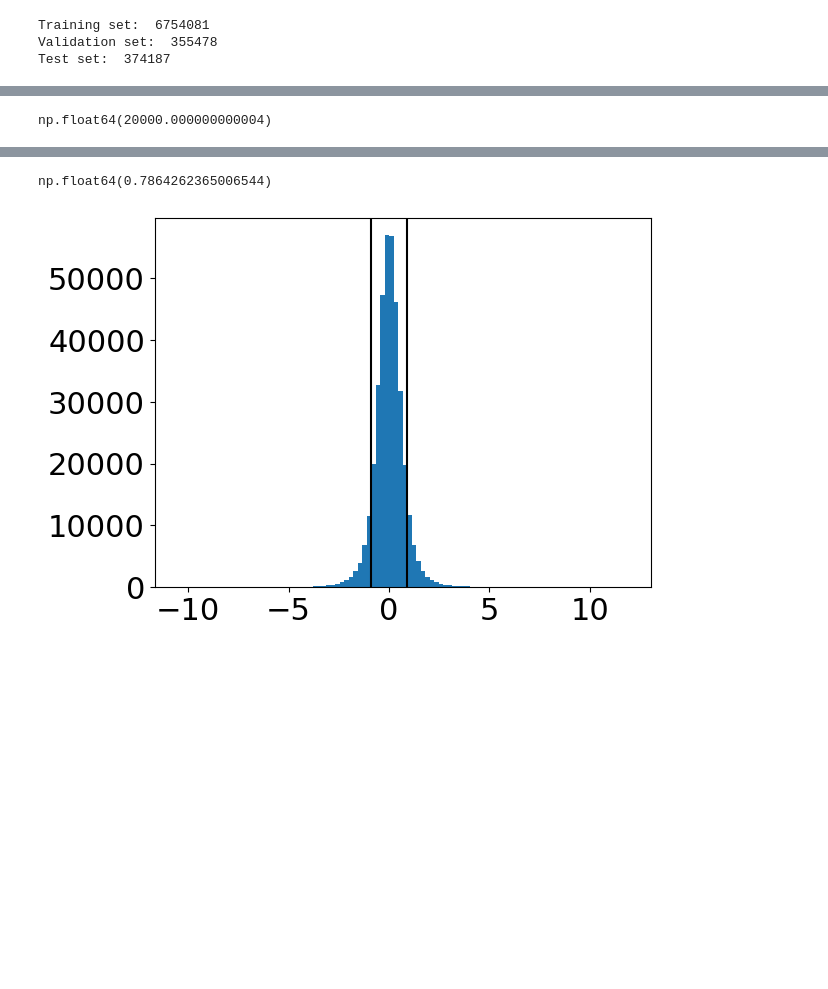
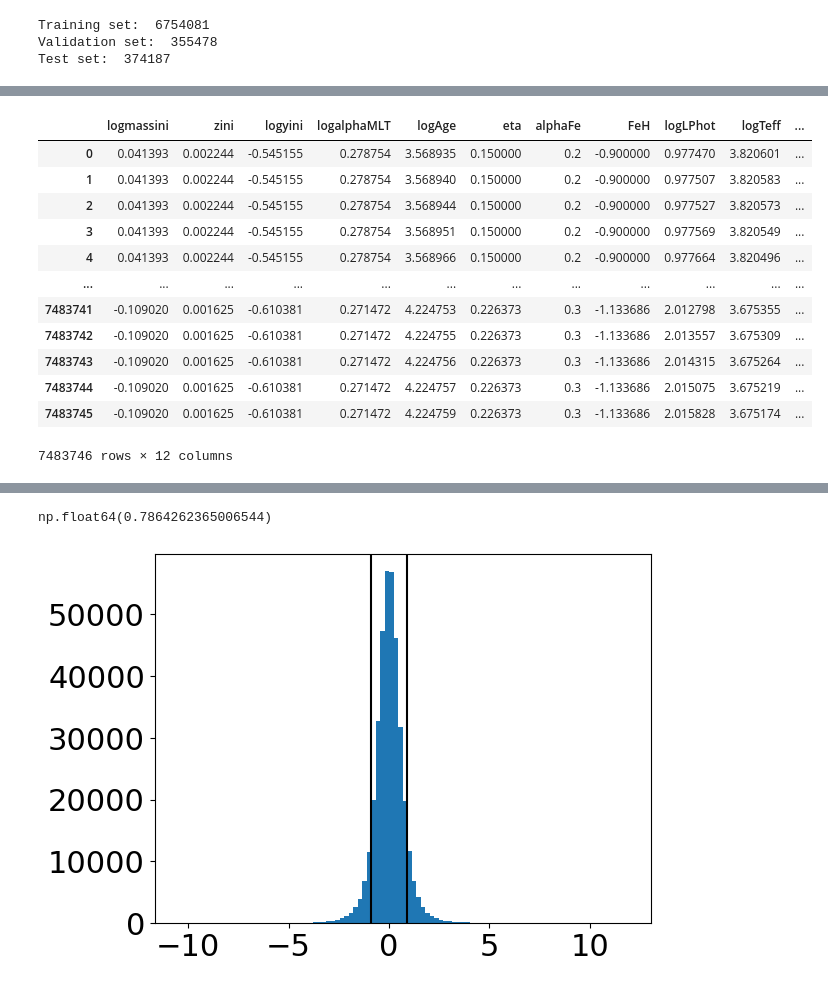
Before and after one commit to ehatt98/M4-hierarchical, a Jupyter notebook: notebooks/plots/hexbin-plot.ipynb, the cells around one changed output, grey strips where cells are left out. Cells and saved outputs as stored; diff of their text form; code cells hidden in the pictures; blank space fills up the shorter version.

```diff
--- a/notebooks/plots/hexbin-plot.ipynb
+++ b/notebooks/plots/hexbin-plot.ipynb
@@ -192,7 +216,19 @@ plt.show()
 # %%
-np.max(10**df['logAge'])
+df
 # %% [output]
+|  | logmassini | zini | logyini | logalphaMLT | logAge | eta | alphaFe | FeH | logLPhot | logTeff | ... |
+| 0 | 0.041393 | 0.002244 | -0.545155 | 0.278754 | 3.568935 | 0.150000 | 0.2 | -0.900000 | 0.977470 | 3.820601 | ... |
+| 1 | 0.041393 | 0.002244 | -0.545155 | 0.278754 | 3.568940 | 0.150000 | 0.2 | -0.900000 | 0.977507 | 3.820583 | ... |
+| 2 | 0.041393 | 0.002244 | -0.545155 | 0.278754 | 3.568944 | 0.150000 | 0.2 | -0.900000 | 0.977527 | 3.820573 | ... |
+| 3 | 0.041393 | 0.002244 | -0.545155 | 0.278754 | 3.568951 | 0.150000 | 0.2 | -0.900000 | 0.977569 | 3.820549 | ... |
+| 4 | 0.041393 | 0.002244 | -0.545155 | 0.278754 | 3.568966 | 0.150000 | 0.2 | -0.900000 | 0.977664 | 3.820496 | ... |
+| ... | ... | ... | ... | ... | ... | ... | ... | ... | ... | ... | ... |
+| 7483741 | -0.109020 | 0.001625 | -0.610381 | 0.271472 | 4.224753 | 0.226373 | 0.3 | -1.133686 | 2.012798 | 3.675355 | ... |
+| 7483742 | -0.109020 | 0.001625 | -0.610381 | 0.271472 | 4.224755 | 0.226373 | 0.3 | -1.133686 | 2.013557 | 3.675309 | ... |
+| 7483743 | -0.109020 | 0.001625 | -0.610381 | 0.271472 | 4.224756 | 0.226373 | 0.3 | -1.133686 | 2.014315 | 3.675264 | ... |
+| 7483744 | -0.109020 | 0.001625 | -0.610381 | 0.271472 | 4.224757 | 0.226373 | 0.3 | -1.133686 | 2.015075 | 3.675219 | ... |
+| 7483745 | -0.109020 | 0.001625 | -0.610381 | 0.271472 | 4.224759 | 0.226373 | 0.3 | -1.133686 | 2.015828 | 3.675174 | ... |
-np.float64(20000.000000000004)
+7483746 rows × 12 columns
 # %%
 # Define the grid for binning
   # Size of the bins (adjust this for more or fewer bins)
```
Also changed, not shown: parts of 7 cells of this notebook, 5 other files.
